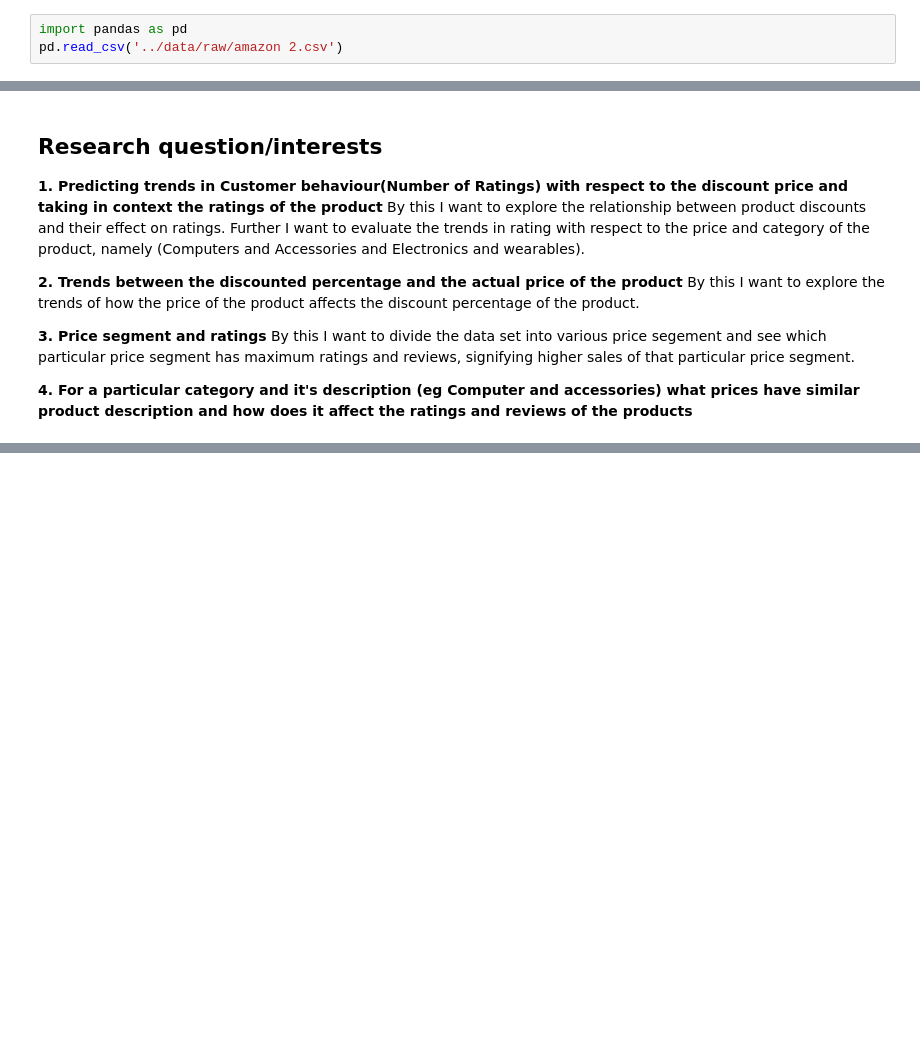
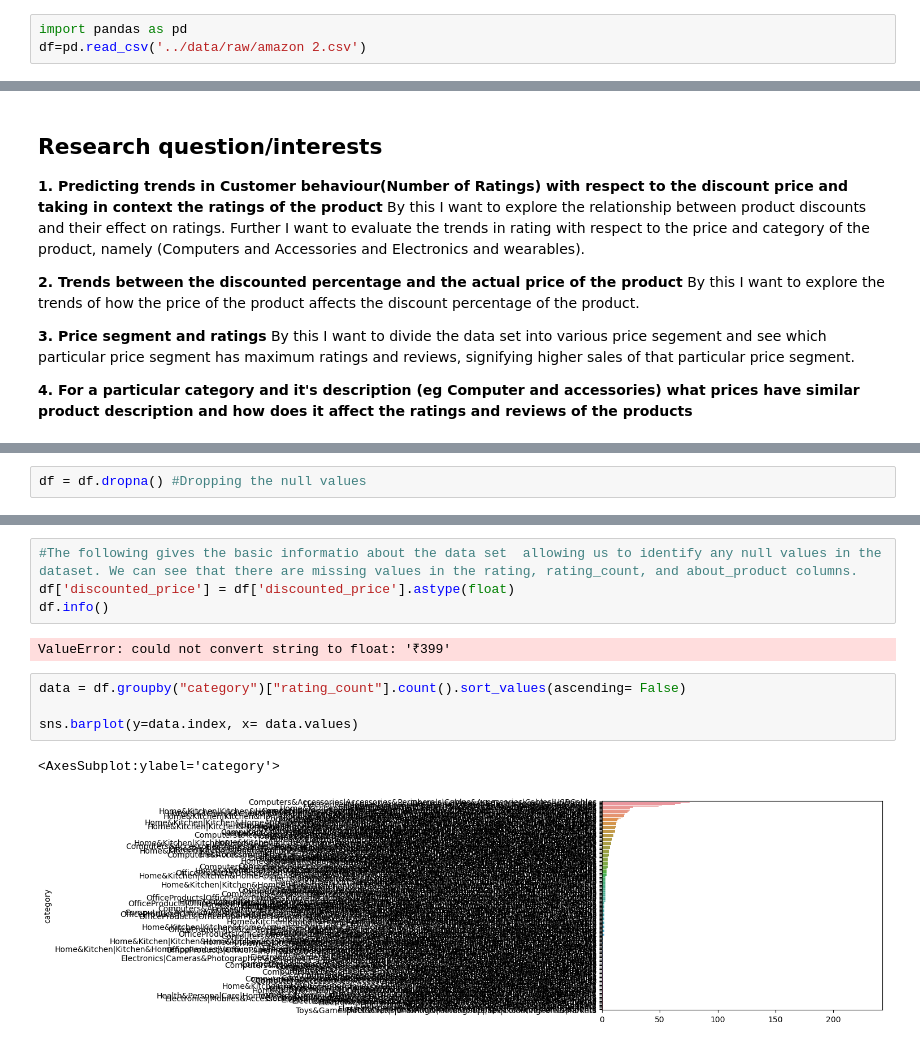
Before and after one commit to ubco-W2022T2-data301/project-group-group61, a Jupyter notebook: analysis/analysis2.ipynb, the cells around one changed output, grey strips where cells are left out. Saved outputs shown, nothing was run; the diff lists cells and outputs as text; blank space fills up the shorter version.

```diff
--- a/analysis/analysis2.ipynb
+++ b/analysis/analysis2.ipynb
@@ -3,3 +8,3 @@
 # %%
 import pandas as pd
-pd.read_csv('../data/raw/amazon 2.csv')
+df=pd.read_csv('../data/raw/amazon 2.csv')
@@ -36,0 +111,2 @@ By this I want to divide the data set into various price segement and see which
+# %%
+df = df.dropna() #Dropping the null values
@@ -36,0 +133,13 @@ By this I want to divide the data set into various price segement and see which
+# %%
+#The following gives the basic informatio about the data set  allowing us to identify any null values in the dataset. We can see that there are missing values in the rating, rating_count, and about_product columns.
+df['discounted_price'] = df['discounted_price'].astype(float)
+df.info()
+# %% [output]
+ValueError: could not convert string to float: '₹399'
+# %%
+data = df.groupby("category")["rating_count"].count().sort_values(ascending= False)
+
+sns.barplot(y=data.index, x= data.values)
+# %% [output]
+<AxesSubplot:ylabel='category'>
+[figure, added]
```
Also changed, not shown: parts of 9 cells of this notebook.
